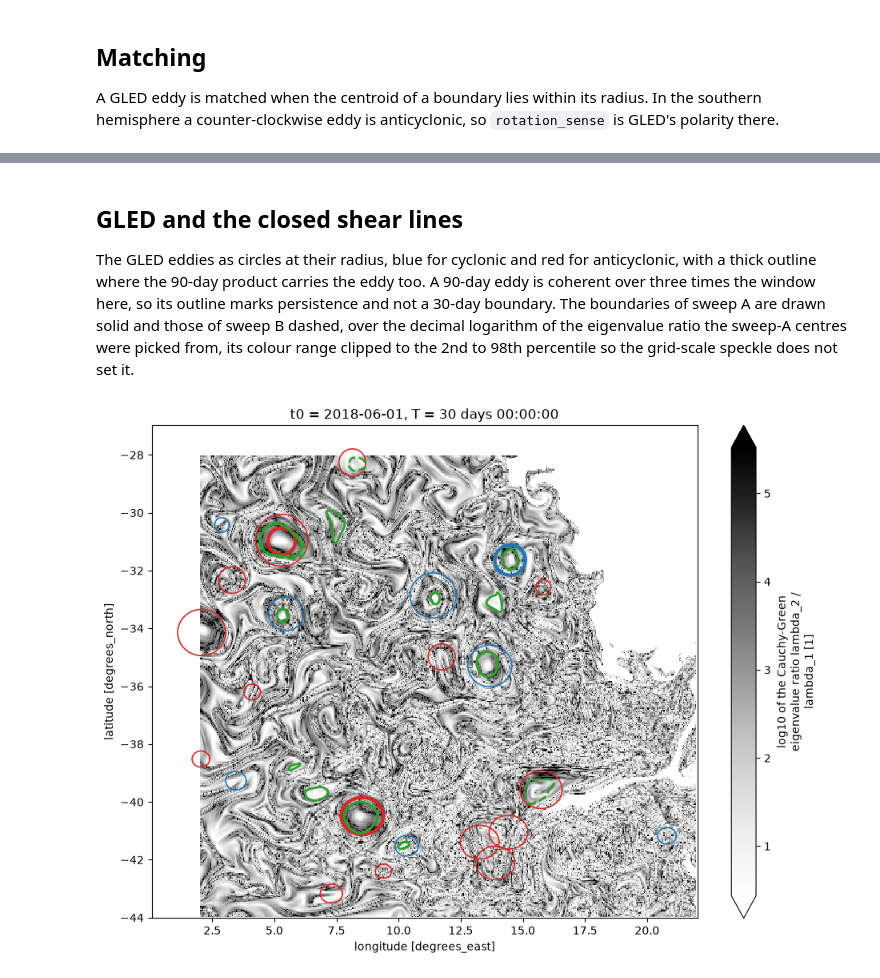
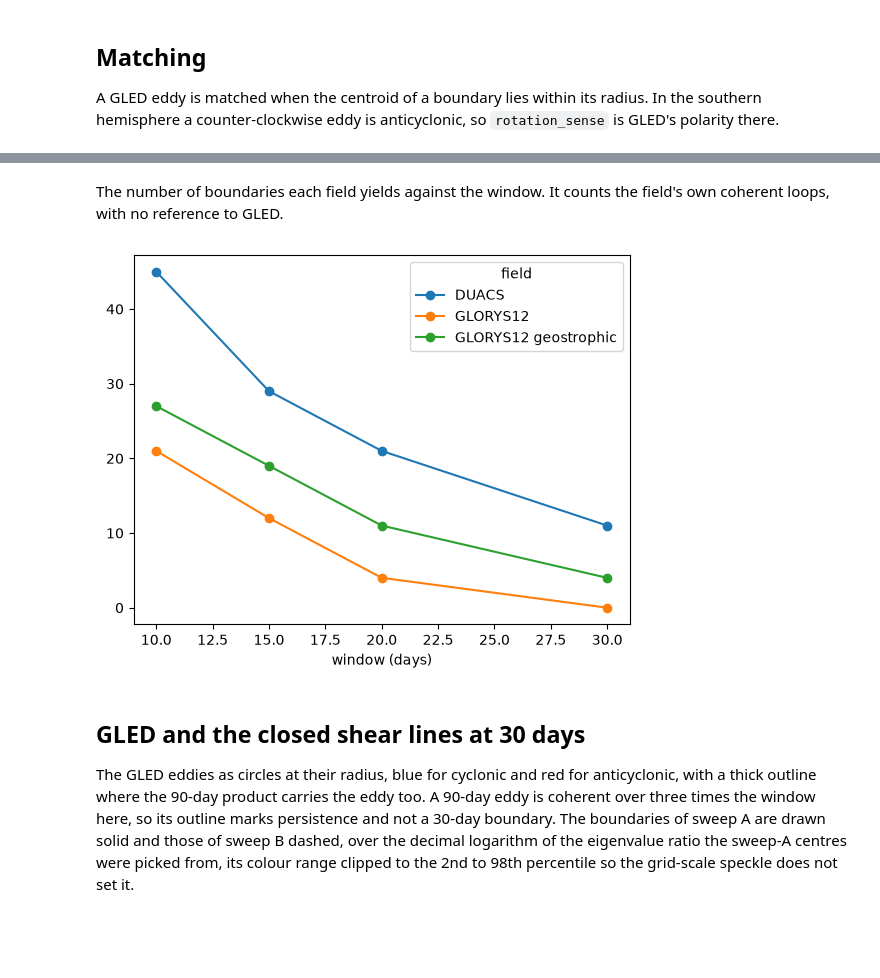
Before and after one commit to geomar-od-lagrange/lcs_parcels, a Jupyter notebook: examples/cape_cauldron_gled.ipynb, the cells around one changed output, grey strips where cells are left out. Drawn from its saved outputs; the diff is of its cells as text; code cells hidden in the pictures; blank space fills up the shorter version.

```diff
--- a/examples/cape_cauldron_gled.ipynb
+++ b/examples/cape_cauldron_gled.ipynb
@@ -405,6 +332,10 @@ def distance_m(*, lon_a, lat_a, lon_b, lat_b):
 
 def match_to_gled(eddies, *, gled):
     """One row per GLED eddy with the nearest boundary, distances and radii in km."""
+    if eddies.sizes["eddy"] == 0:
+        return pd.DataFrame(
+            {"matched": False, "same_polarity": np.nan}, index=gled["gled"].values
+        )
     distance = distance_m(
         lon_a=gled["lon"],
         lat_a=gled["lat"],
@@ -518,0 +370,38 @@ pd.DataFrame(
+# %%
+first_day = {field: advect(field, days=1) for field in fieldsets}
+# %%
+results = []
+last = {}
+for field in fieldsets:
+    for days in windows_days:
+        forward = advect(field, days=days)
+        grad_f = forward.deformation_gradient()
+        det = abs(
+            grad_f.sel(row="x", col="x") * grad_f.sel(row="y", col="y")
+            - grad_f.sel(row="x", col="y") * grad_f.sel(row="y", col="x")
+        )
+        eddies_a = forward.elliptic_lcs()
+        eddies_b = outermost_shear_lines(
+            closed_shear_lines(
+                forward, centre_lon=gled_30["lon"], centre_lat=gled_30["lat"]
+            ),
+            rotation=first_day[field].polar_rotation(),
+        )
+        matched_a = match_to_gled(eddies_a, gled=gled_30)["matched"]
+        rows_b = match_to_gled(eddies_b, gled=gled_30)
+        matched_b = rows_b[rows_b["matched"]]
+        results.append(
+            {
+                "field": field,
+                "window (days)": days,
+                "median |det grad F|": float(det.median()),
+                "boundaries, A": eddies_a.sizes["eddy"],
+                "GLED matched, A": int(matched_a.sum()),
+                "GLED matched, B": len(matched_b),
+                "same polarity, B": int(matched_b["same_polarity"].sum()),
+            }
+        )
+        last[field] = (eddies_a, eddies_b)
+# %%
+summary = pd.DataFrame(results).set_index(["field", "window (days)"])
+summary.round(2)
@@ -519,5 +423,13 @@ pd.DataFrame(
+# %% [markdown]
+The number of boundaries each field yields against the window. It counts the
+field's own coherent loops, with no reference to GLED.
+# %%
+summary["boundaries, A"].unstack("field").plot(marker="o")
+plt.show()
+# %% [output]
+[figure, added]
 # %% [markdown]
-## GLED and the closed shear lines
+## GLED and the closed shear lines at 30 days
 
 The GLED eddies as circles at their radius, blue for cyclonic and red for
 anticyclonic, with a thick outline where the 90-day product carries the eddy
@@ -548,8 +460,3 @@ def plot_against_gled(eddies_a, eddies_b):
     ax.plot(eddies_a["lon"].T, eddies_a["lat"].T, color="tab:green", lw=2.0)
     ax.plot(eddies_b["lon"].T, eddies_b["lat"].T, color="tab:green", lw=2.0, ls="--")
     plt.show()
-# %%
-# 1/8 degree
-plot_against_gled(eddies_a_eighth, eddies_b_eighth)
-# %% [output]
-[figure, removed]
```
Also changed, not shown: parts of 45 cells of this notebook, 12 other files.
